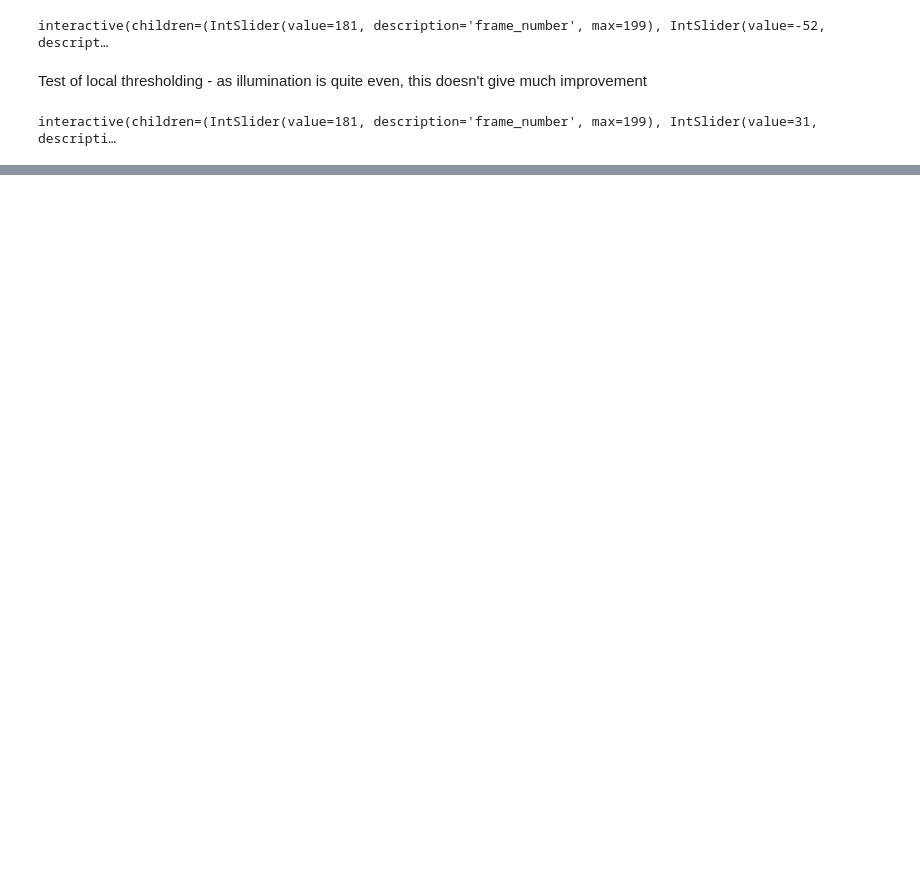
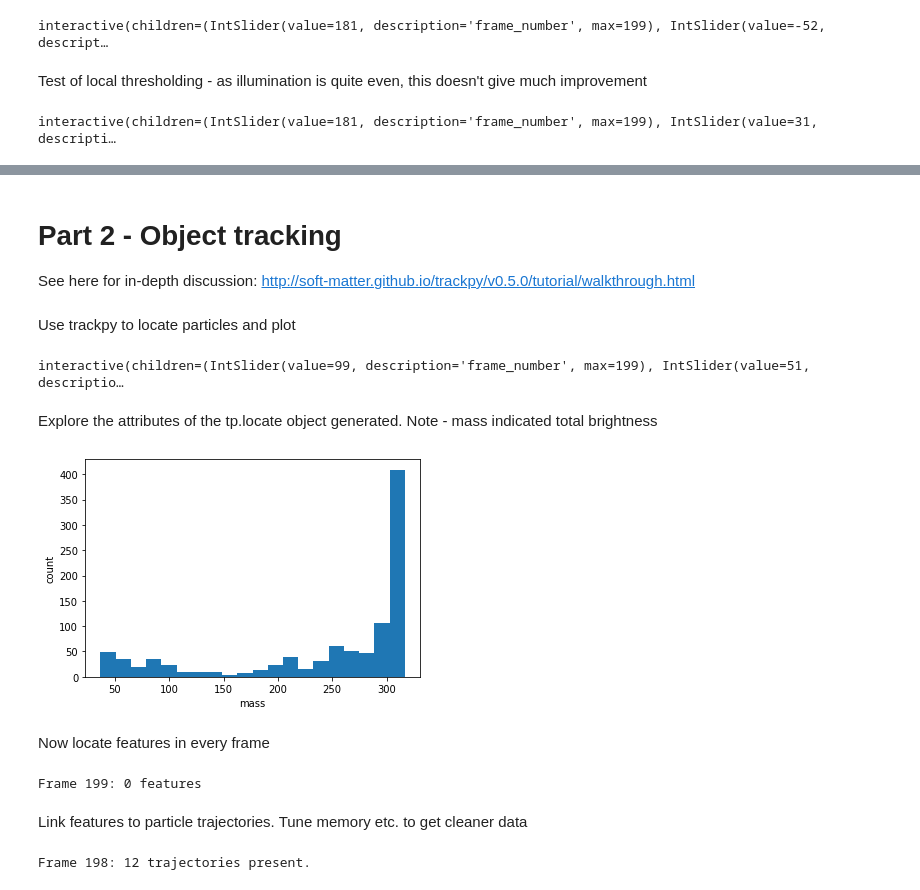
Before and after one commit to yue-here/am_cv, a Jupyter notebook: segment and plot regions - AM.ipynb, the cells around one changed output, grey strips where cells are left out. Drawn from its saved outputs; the diff is of its cells as text; code cells hidden in the pictures; blank space fills up the shorter version.

```diff
--- a/segment and plot regions - AM.ipynb
+++ b/segment and plot regions - AM.ipynb
@@ -219,0 +258,3 @@ plt.imshow(out)
+# %% [markdown]
+# Part 2 - Object tracking
+See here for in-depth discussion: http://soft-matter.github.io/trackpy/v0.5.0/tutorial/walkthrough.html
@@ -219,0 +263,29 @@ plt.imshow(out)
+# %% [markdown]
+Use trackpy to locate particles and plot
+# %%
+@interact
+def track_plot(frame_number=(0, len(frames)-1, 1), mass = (1, 101, 2)):
+    f = tp.locate(segmented_frames[frame_number], mass)
+    tp.annotate(f, segmented_frames[frame_number])
+# %% [output]
+interactive(children=(IntSlider(value=99, description='frame_number', max=199), IntSlider(value=51, descriptio…
+# %% [markdown]
+Explore the attributes of the tp.locate object generated. Note - mass indicated total brightness
+# %%
+fig, ax = plt.subplots()
+ax.hist(f['mass'], bins=20)
+ax.set(xlabel='mass', ylabel='count');
+# %% [output]
+[figure, added]
+# %% [markdown]
+Now locate features in every frame
+# %%
+f = tp.batch(segmented_frames, 21)
+# %% [output]
+Frame 199: 0 features
+# %% [markdown]
+Link features to particle trajectories. Tune memory etc. to get cleaner data
+# %%
+t = tp.link(f, 10, memory=3)
+# %% [output]
+Frame 198: 12 trajectories present.
```
Also changed, not shown: parts of 36 cells of this notebook, 2 other files.
